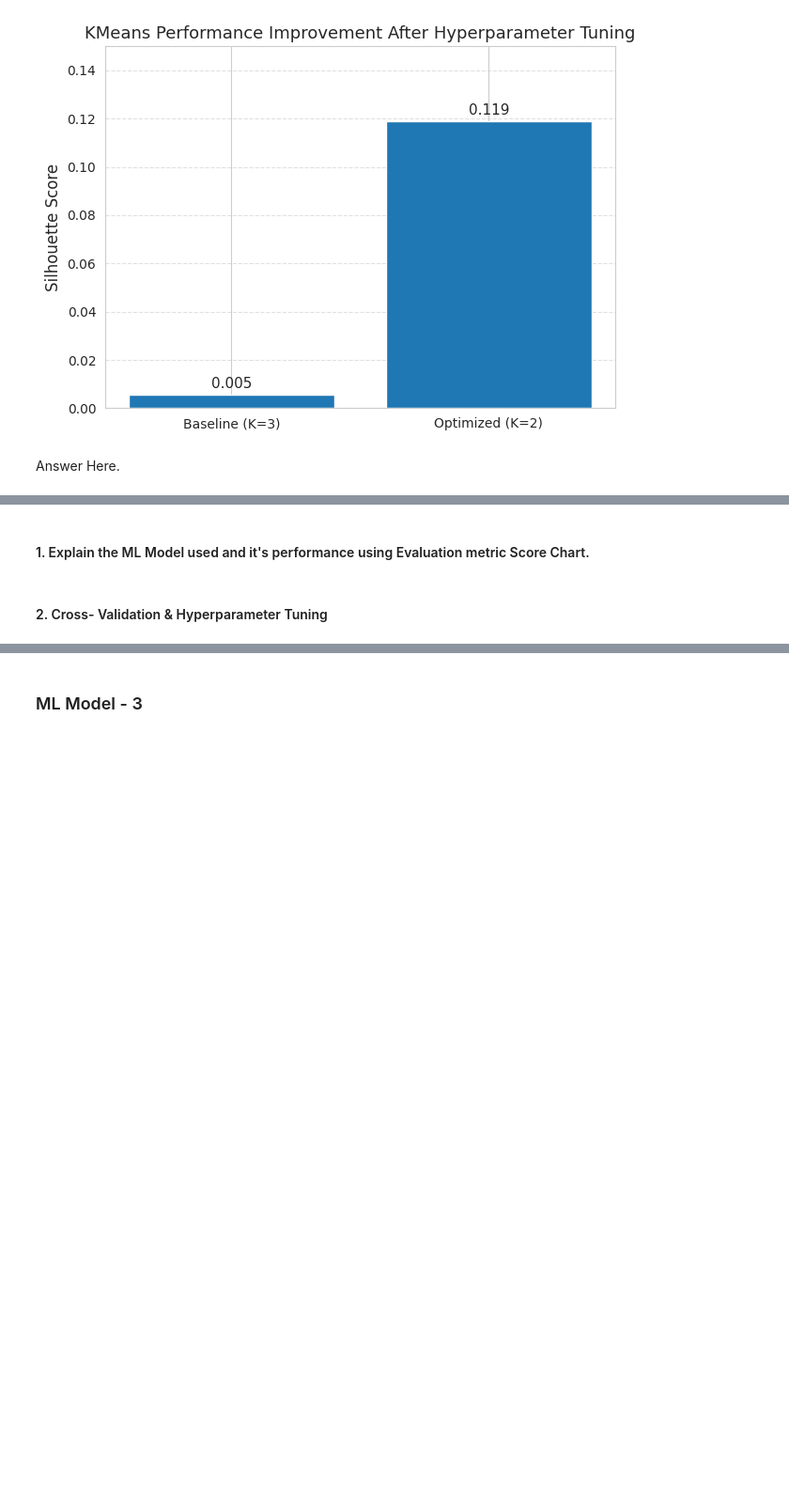
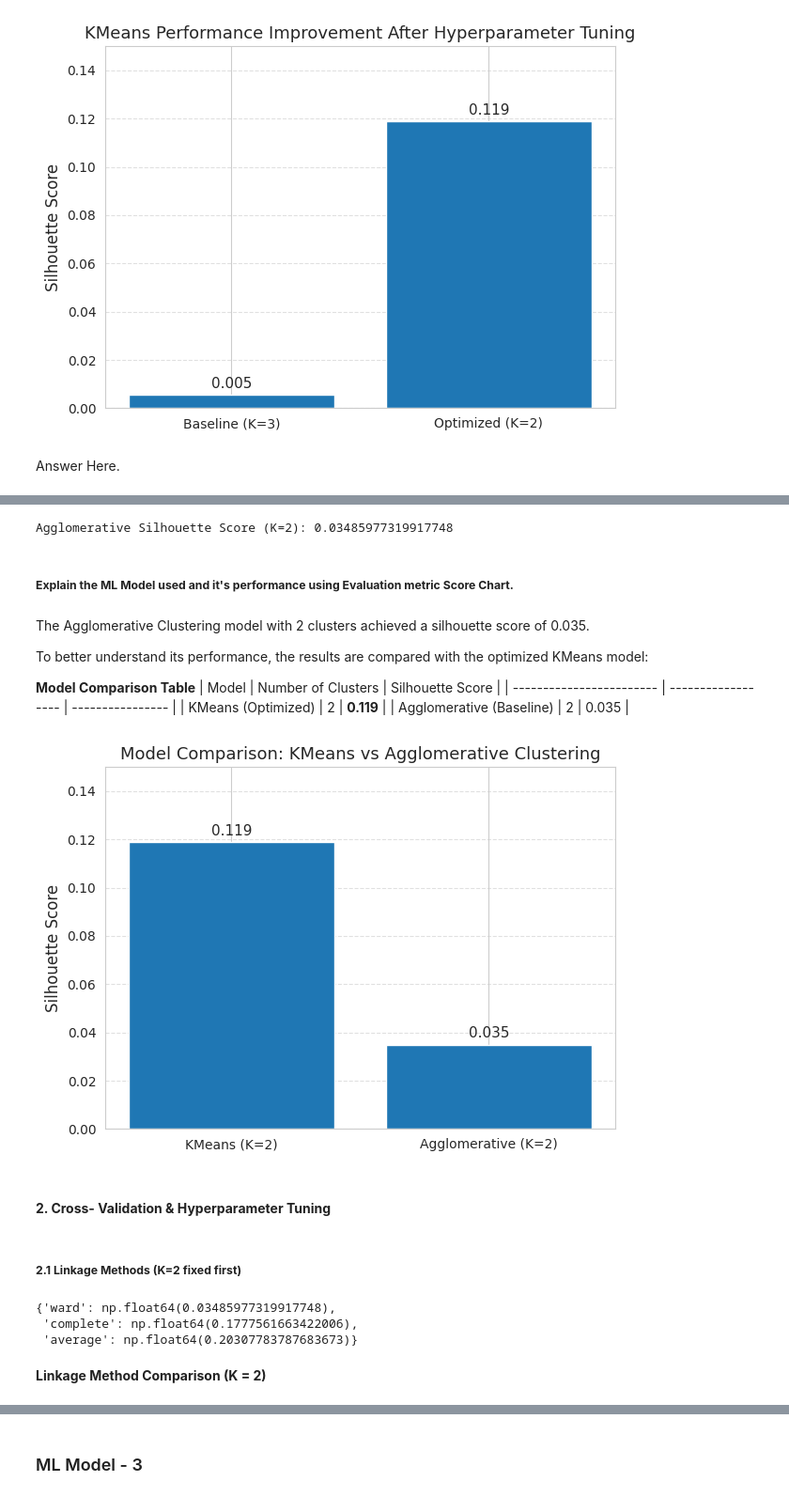
Before and after one commit to Sagarjain93/Machine-Learning-Portfolio, a Jupyter notebook: 03_ML_Practice/Zomato_Restaurant_Clustering/notebook/03_ML_Clustering.ipynb, the cells around one changed output, grey strips where cells are left out. Shown at 94% size. Drawn from its saved outputs; the diff is of its cells as text; code cells hidden in the pictures; blank space fills up the shorter version.

```diff
--- a/03_ML_Practice/Zomato_Restaurant_Clustering/notebook/03_ML_Clustering.ipynb
+++ b/03_ML_Practice/Zomato_Restaurant_Clustering/notebook/03_ML_Clustering.ipynb
@@ -3417,2 +3420,13 @@ Answer Here.
+# %%
+# Baseline Agglomerative Model
+agglo_baseline = AgglomerativeClustering(n_clusters=2)
+
+agglo_labels = agglo_baseline.fit_predict(X)
+# %%
+agglo_sil_score = silhouette_score(X, agglo_labels)
+
+print("Agglomerative Silhouette Score (K=2):", agglo_sil_score)
+# %% [output]
+Agglomerative Silhouette Score (K=2): 0.03485977319917748
 # %% [markdown]
-#### 1. Explain the ML Model used and it's performance using Evaluation metric Score Chart.
+##### **Explain the ML Model used and it's performance using Evaluation metric Score Chart.**
@@ -3421,2 +3433,54 @@ Answer Here.
+# %% [markdown]
+The Agglomerative Clustering model with 2 clusters achieved a silhouette score of 0.035.
+
+To better understand its performance, the results are compared with the optimized KMeans model:
+
+**Model Comparison Table**
+| Model                    | Number of Clusters | Silhouette Score |
+| ------------------------ | ------------------ | ---------------- |
+| KMeans (Optimized)       | 2                  | **0.119**        |
+| Agglomerative (Baseline) | 2                  | 0.035            |
+# %%
+models = ["KMeans (K=2)", "Agglomerative (K=2)"]
+scores = [optimized_sil_score, agglo_sil_score]
+
+plt.figure(figsize=(7,5))
+
+bars = plt.bar(models, scores)
+
+# Add value labels on top
+for bar in bars:
+    height = bar.get_height()
+    plt.text(bar.get_x() + bar.get_width()/2, height + 0.003,
+             f"{height:.3f}",
+             ha='center', fontsize=11)
+
+plt.ylabel("Silhouette Score", fontsize=12)
+plt.title("Model Comparison: KMeans vs Agglomerative Clustering", fontsize=13)
+plt.ylim(0, 0.15)
+plt.grid(axis='y', linestyle='--', alpha=0.6)
+
+plt.show()
+# %% [output]
+[figure, added]
 # %% [markdown]
-#### 2. Cross- Validation & Hyperparameter Tuning
+#### **2. Cross- Validation & Hyperparameter Tuning**
+# %% [markdown]
+##### **2.1 Linkage Methods (K=2 fixed first)**
+# %%
+linkages = ["ward", "complete", "average"]
+agglo_linkage_scores = {}
+
+for linkage in linkages:
+    model = AgglomerativeClustering(n_clusters=2, linkage=linkage)
+    labels = model.fit_predict(X)
+    score = silhouette_score(X, labels)
+    agglo_linkage_scores[linkage] = score
+
+agglo_linkage_scores
+# %% [output]
+{'ward': np.float64(0.03485977319917748),
+ 'complete': np.float64(0.1777561663422006),
+ 'average': np.float64(0.20307783787683673)}
+# %% [markdown]
+**Linkage Method Comparison (K = 2)**
```
Also changed, not shown: parts of 26 cells of this notebook.
